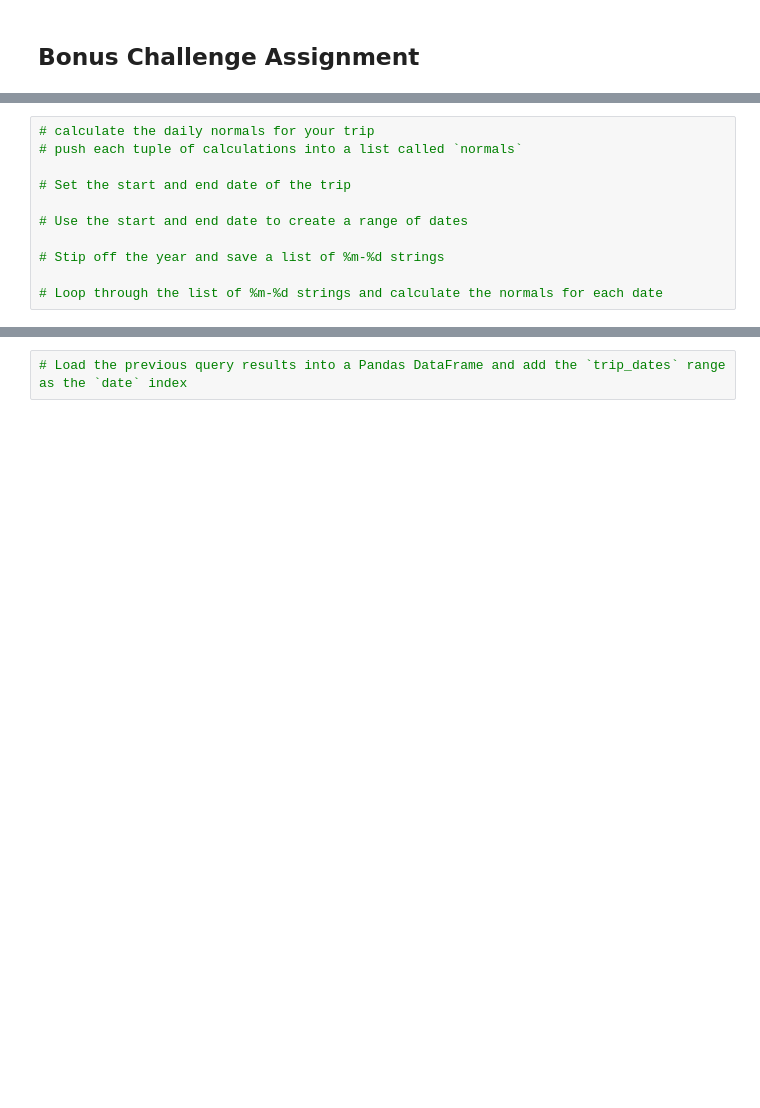
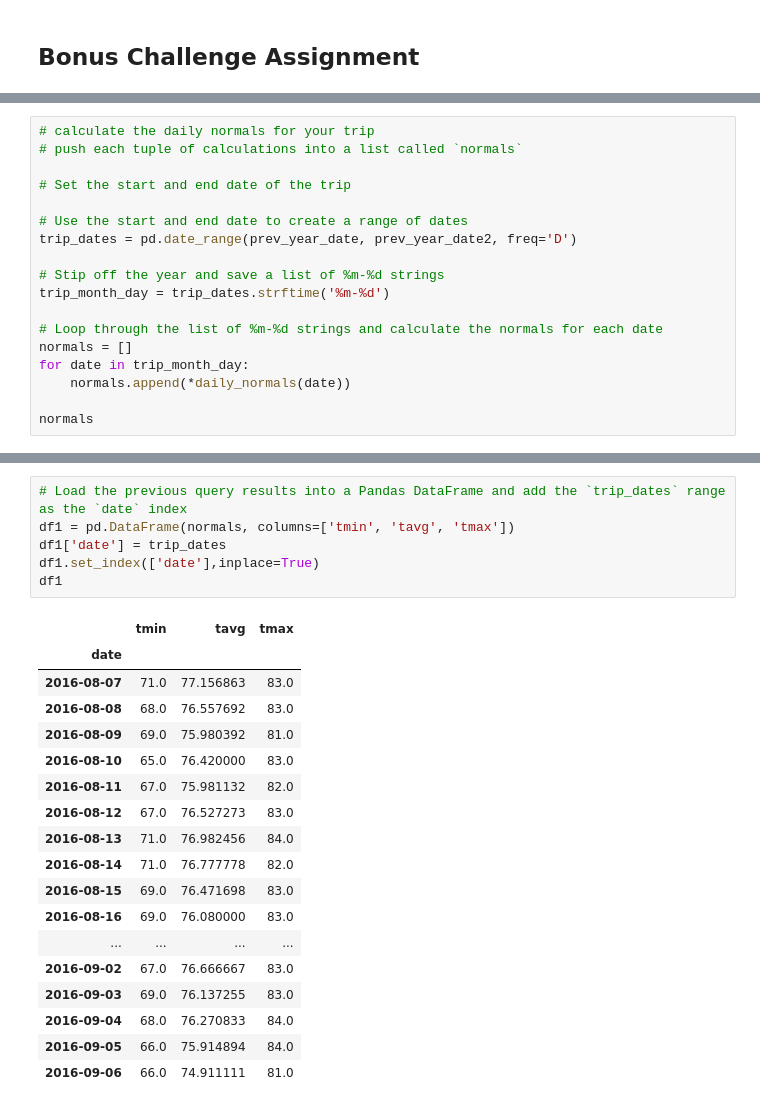
Before and after one commit to yohokr7/sqlalchemy-challenge, a Jupyter notebook: climate_starter.ipynb, the cells around one changed output, grey strips where cells are left out. Saved outputs shown, nothing was run; the diff lists cells and outputs as text; blank space fills up the shorter version.

```diff
--- a/climate_starter.ipynb
+++ b/climate_starter.ipynb
@@ -170,7 +200,14 @@ daily_normals("01-01")
 # Set the start and end date of the trip
 
 # Use the start and end date to create a range of dates
+trip_dates = pd.date_range(prev_year_date, prev_year_date2, freq='D')
 
 # Stip off the year and save a list of %m-%d strings
+trip_month_day = trip_dates.strftime('%m-%d')
 
 # Loop through the list of %m-%d strings and calculate the normals for each date
+normals = []
+for date in trip_month_day:
+    normals.append(*daily_normals(date))
+
+normals
@@ -177,4 +232,27 @@ daily_normals("01-01")
 # %%
 # Load the previous query results into a Pandas DataFrame and add the `trip_dates` range as the `date` index
+df1 = pd.DataFrame(normals, columns=['tmin', 'tavg', 'tmax'])
+df1['date'] = trip_dates
+df1.set_index(['date'],inplace=True)
+df1
+# %% [output]
+|  | tmin | tavg | tmax |
+| date |  |  |  |
+| 2016-08-07 | 71.0 | 77.156863 | 83.0 |
+| 2016-08-08 | 68.0 | 76.557692 | 83.0 |
+| 2016-08-09 | 69.0 | 75.980392 | 81.0 |
+| 2016-08-10 | 65.0 | 76.420000 | 83.0 |
+| 2016-08-11 | 67.0 | 75.981132 | 82.0 |
+| 2016-08-12 | 67.0 | 76.527273 | 83.0 |
+| 2016-08-13 | 71.0 | 76.982456 | 84.0 |
+| 2016-08-14 | 71.0 | 76.777778 | 82.0 |
+| 2016-08-15 | 69.0 | 76.471698 | 83.0 |
+| 2016-08-16 | 69.0 | 76.080000 | 83.0 |
+| ... | ... | ... | ... |
+| 2016-09-02 | 67.0 | 76.666667 | 83.0 |
+| 2016-09-03 | 69.0 | 76.137255 | 83.0 |
+| 2016-09-04 | 68.0 | 76.270833 | 84.0 |
+| 2016-09-05 | 66.0 | 75.914894 | 84.0 |
+| 2016-09-06 | 66.0 | 74.911111 | 81.0 |
 # %%
 # Plot the daily normals as an area plot with `stacked=False`
```
Also changed, not shown: parts of 7 cells of this notebook.
